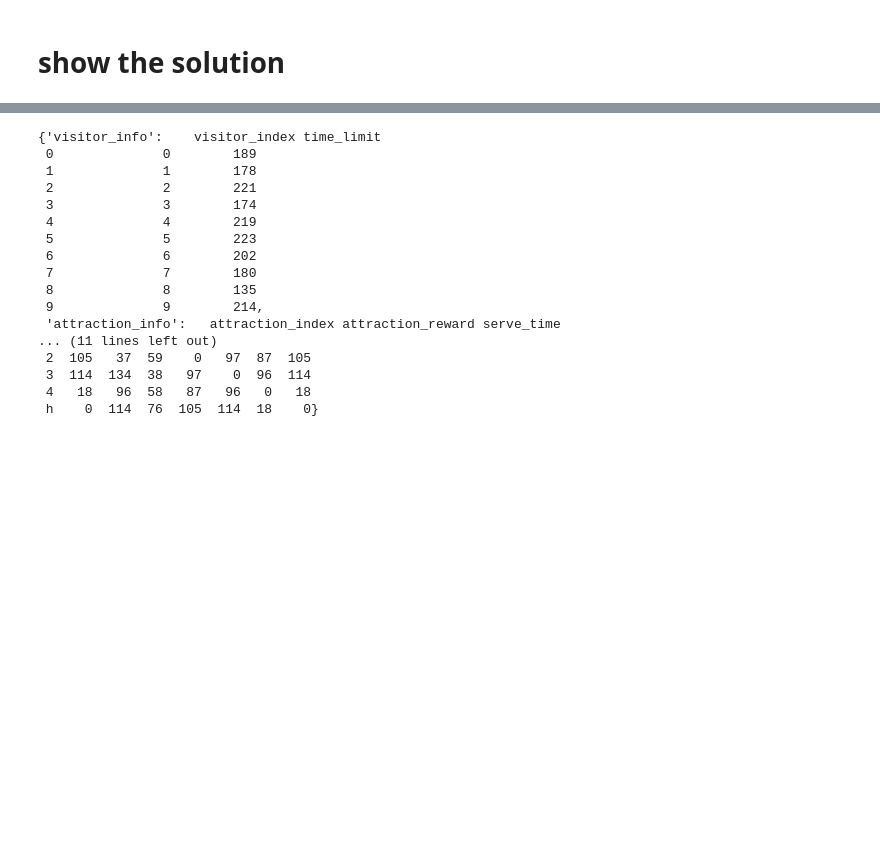
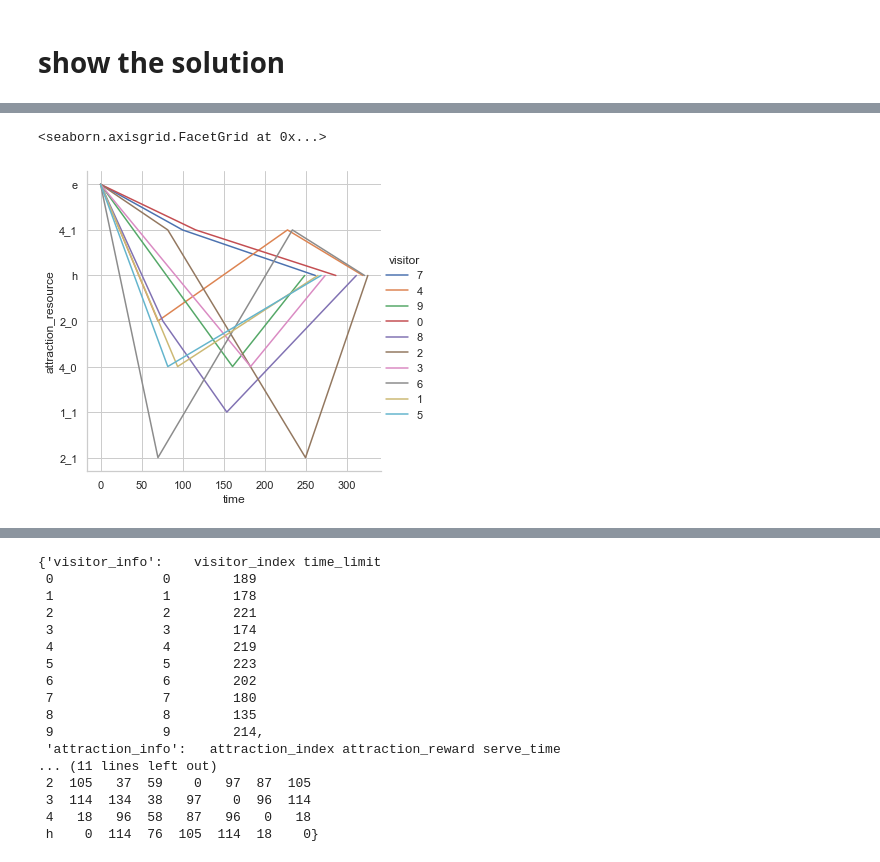
Before and after one commit to 367379425/MAOPCC, a Jupyter notebook: code/codelab/gurobi_MAOPCC.ipynb, the cells around one changed output, grey strips where cells are left out. Cells and saved outputs as stored; diff of their text form; code cells hidden in the pictures; blank space fills up the shorter version.

Commit message:
refine the representation of solutions

```diff
--- a/code/codelab/gurobi_MAOPCC.ipynb
+++ b/code/codelab/gurobi_MAOPCC.ipynb
@@ -359,0 +470,22 @@ solutions
+# %%
+r, t, resource = parse(solutions)
+
+def collect_data(Route, Time, Resource):
+    visitor = []
+    attraction_resource = []
+    time = []
+    for v in Route:
+        attraction_resource += [f"{attraction}_{[res[-1] for res in Resource[v] if res[0]==attraction][0]}" if attraction not in ['e', 'h'] else attraction
+                               for attraction in Route[v]]
+        time += Time[v]
+
+        visitor += [v]*len(Route[v])
+
+    return pd.DataFrame({'visitor': visitor,
+                    'attraction_resource': attraction_resource,
+                     'time': time
+                    })
+
+temp = collect_data(r, t, resource)
+temp
+# temp.sort_values(by='attraction_resource')
@@ -359,0 +693,10 @@ solutions
+# %%
+sns.set_theme(style="whitegrid")
+sns.relplot(
+    data=temp, kind="line",
+    x="time", y="attraction_resource",
+    hue="visitor"
+)
+# %% [output]
+<seaborn.axisgrid.FacetGrid at 0x...>
+[figure, added]
```
Also changed, not shown: parts of 29 cells of this notebook.
